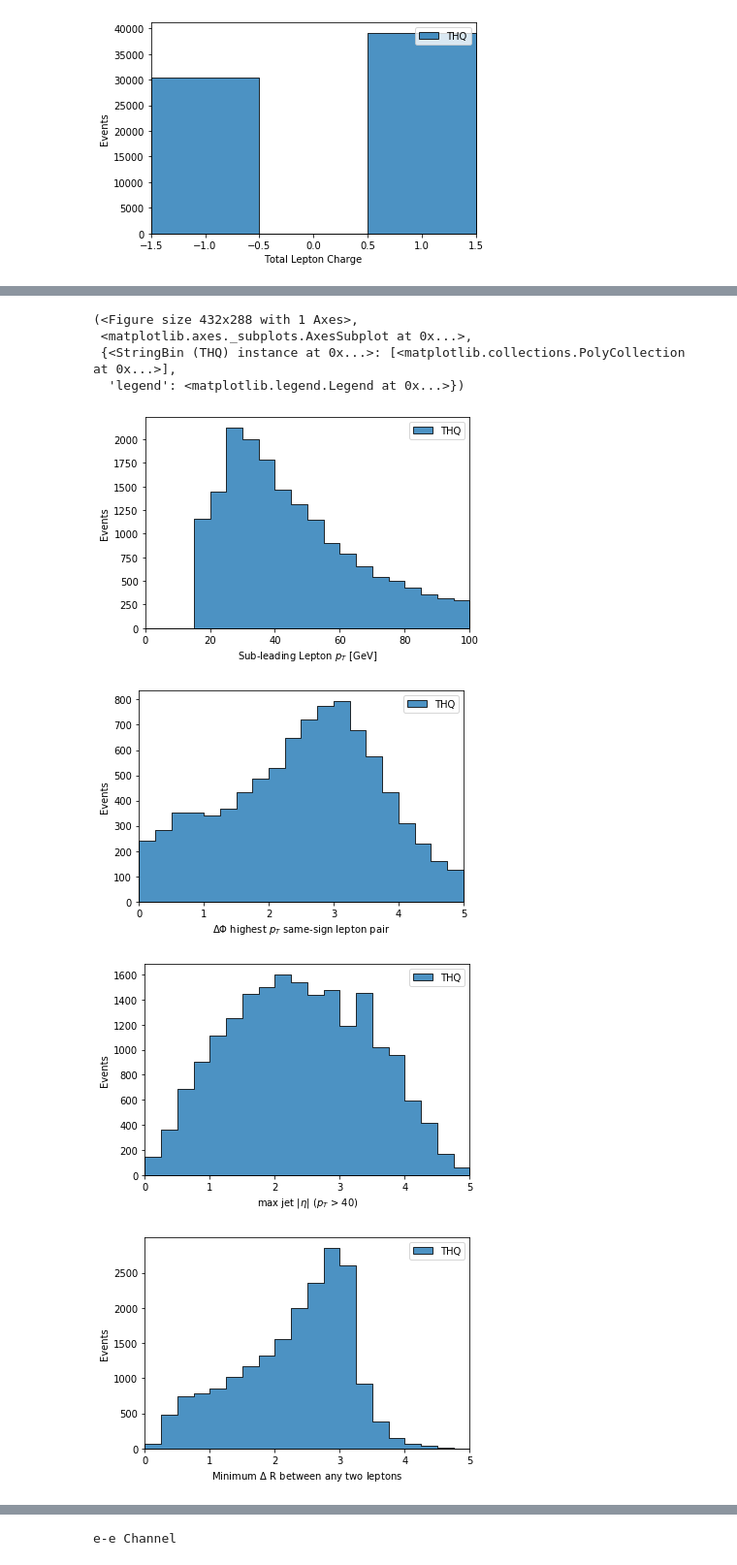
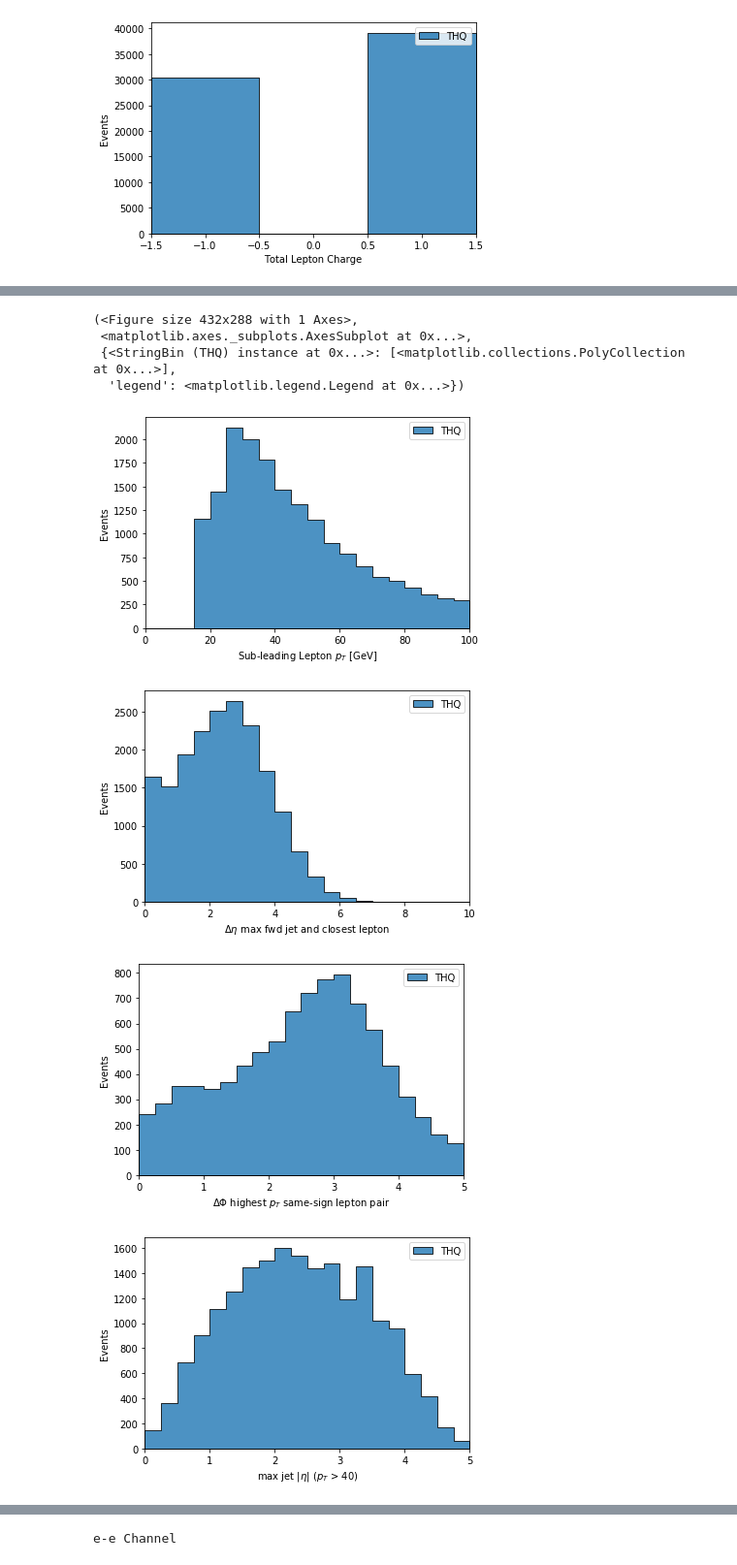
Before and after one commit to mat-adamec/tHq_analysis, a Jupyter notebook: THQ.ipynb, the cells around one changed output, grey strips where cells are left out. Shown: that part at 97% size. Cells and saved outputs as stored; diff of their text form; code cells hidden in the pictures.

```diff
--- a/THQ.ipynb
+++ b/THQ.ipynb
@@ -164,7 +164,6 @@ def channel_fwdeta_jetlep(e_starts, e_stops, mu_starts, mu_stops,
         deta[i] = np.min(np.abs(jet - event_eta))
     return deta
 # %%
-# This program plots a per-event array (in this case, Jet pT). In Coffea, this is not very dissimilar from the event-level process.
 class SignalProcessor(processor.ProcessorABC):
     def __init__(self):
         dataset_axis = hist.Cat("dataset", "")
@@ -498,7 +497,10 @@ class SignalProcessor(processor.ProcessorABC):
         LepemuSub_pt = np.concatenate((tights_1e.pt[ll_e_subpt].flatten(), tights_1mu.pt[ll_mu_subpt].flatten()))
         # deleta
         # deleta
-        # deleta
+        deta1mu_jetlep = (jets_emu.eta.max() - tights_1mu.eta)
+        deta1e_jetlep = (jets_emu.eta.max() - tights_1e.eta)
+        detaemu_jetlep = np.minimum(deta1mu_jetlep, deta1e_jetlep)
+        detaemu_jetlep = detaemu_jetlep[np.invert(np.isinf(detaemu_jetlep))]
         dphi1mu_sslp = tights_1mu[np.abs(tights_1mu['charge'] + tights_1e['charge']) == 2]
         dphi1e_sslp = tights_1e[np.abs(tights_1mu['charge'] + tights_1e['charge']) == 2]
         dphiemu_sslp = np.abs(dphi1mu_sslp.phi - dphi1e_sslp.phi)
@@ -540,6 +542,7 @@ class SignalProcessor(processor.ProcessorABC):
         output['mumu_TotalCharge'].fill(dataset=dataset, mumu_TotalCharge=TotalCharge2mu.flatten())
 
         output['emu_subleadLepton_pT'].fill(dataset=dataset, emu_subleadLepton_pT=LepemuSub_pt)
+        output['emu_fwdJet_closestLepton'].fill(dataset=dataset, emu_fwdJet_closestLepton=detaemu_jetlep.flatten())
         output['emu_highpT_sslp'].fill(dataset=dataset, emu_highpT_sslp=dphiemu_sslp.flatten())
         output['emu_jetMaxEta'].fill(dataset=dataset, emu_jetMaxEta=maxemu_jetEta.flatten())
         output['emu_minDelR'].fill(dataset=dataset, emu_minDelR=delRemu_min.flatten())
@@ -611,19 +627,20 @@ mu-mu Channel
 # %%
 print('e-mu Channel')
 hist.plot1d(output['emu_subleadLepton_pT'], overlay='dataset', fill_opts={'edgecolor': (0,0,0,0.3), 'alpha': 0.8})
+hist.plot1d(output['emu_fwdJet_closestLepton'], overlay='dataset', fill_opts={'edgecolor': (0,0,0,0.3), 'alpha': 0.8})
 hist.plot1d(output['emu_highpT_sslp'], overlay='dataset', fill_opts={'edgecolor': (0,0,0,0.3), 'alpha': 0.8})
 hist.plot1d(output['emu_jetMaxEta'], overlay='dataset', fill_opts={'edgecolor': (0,0,0,0.3), 'alpha': 0.8})
 hist.plot1d(output['emu_minDelR'], overlay='dataset', fill_opts={'edgecolor': (0,0,0,0.3), 'alpha': 0.8})
 hist.plot1d(output['emu_NJetMED'], overlay='dataset', fill_opts={'edgecolor': (0,0,0,0.3), 'alpha': 0.8})
 hist.plot1d(output['emu_NJetNON'], overlay='dataset', fill_opts={'edgecolor': (0,0,0,0.3), 'alpha': 0.8})
 hist.plot1d(output['emu_TotalCharge'], overlay='dataset', fill_opts={'edgecolor': (0,0,0,0.3), 'alpha': 0.8})
 # %% [output]
 e-mu Channel
 (<Figure size 432x288 with 1 Axes>,
  <matplotlib.axes._subplots.AxesSubplot at 0x...>,
  {<StringBin (THQ) instance at 0x...>: [<matplotlib.collections.PolyCollection at 0x...>],
   'legend': <matplotlib.legend.Legend at 0x...>})
 [figure]
-[figure, old version]
+[figure, new version]
-[figure, old version]
+[figure, new version]
-[figure, old version]
+[figure, new version]
```
Also changed, not shown: parts of 2 cells of this notebook.
